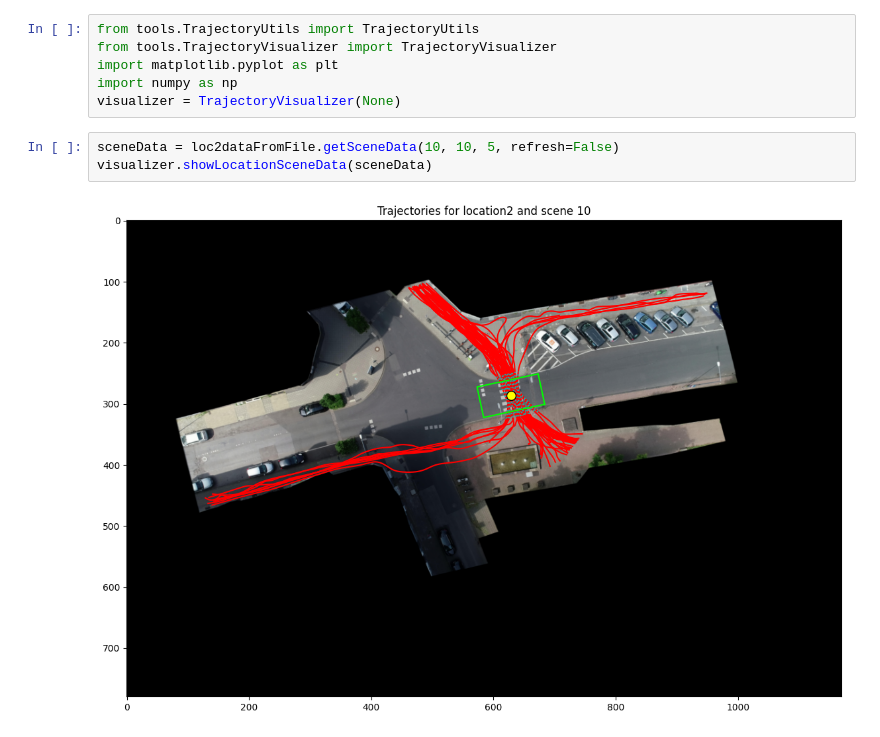
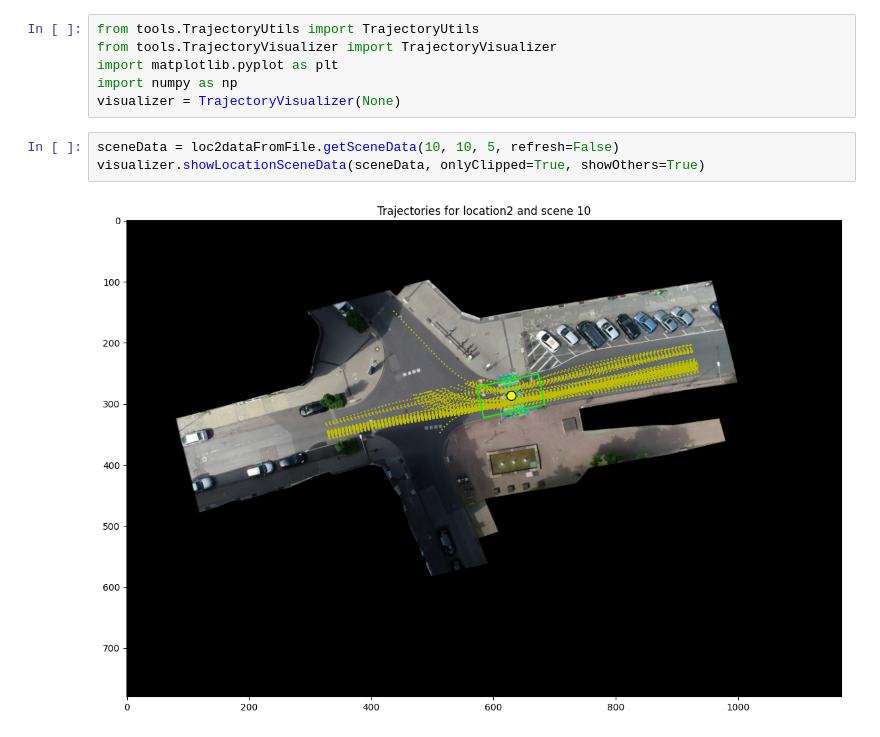
Before and after one commit to ika-rwth-aachen/drone-dataset-tools, a Jupyter notebook: src/notebooks/read-from-preprocessed.ipynb, the cells around one changed output. Saved outputs shown, nothing was run; the diff lists cells and outputs as text.

```diff
--- a/src/notebooks/read-from-preprocessed.ipynb
+++ b/src/notebooks/read-from-preprocessed.ipynb
@@ -29,6 +29,6 @@ import numpy as np
 visualizer = TrajectoryVisualizer(None)
 # %%
 sceneData = loc2dataFromFile.getSceneData(10, 10, 5, refresh=False)
-visualizer.showLocationSceneData(sceneData)
+visualizer.showLocationSceneData(sceneData, onlyClipped=True, showOthers=True)
 # %% [output]
-[figure, old version]
+[figure, new version]
```
Also changed, not shown: parts of 1 cell of this notebook, 2 other files.
